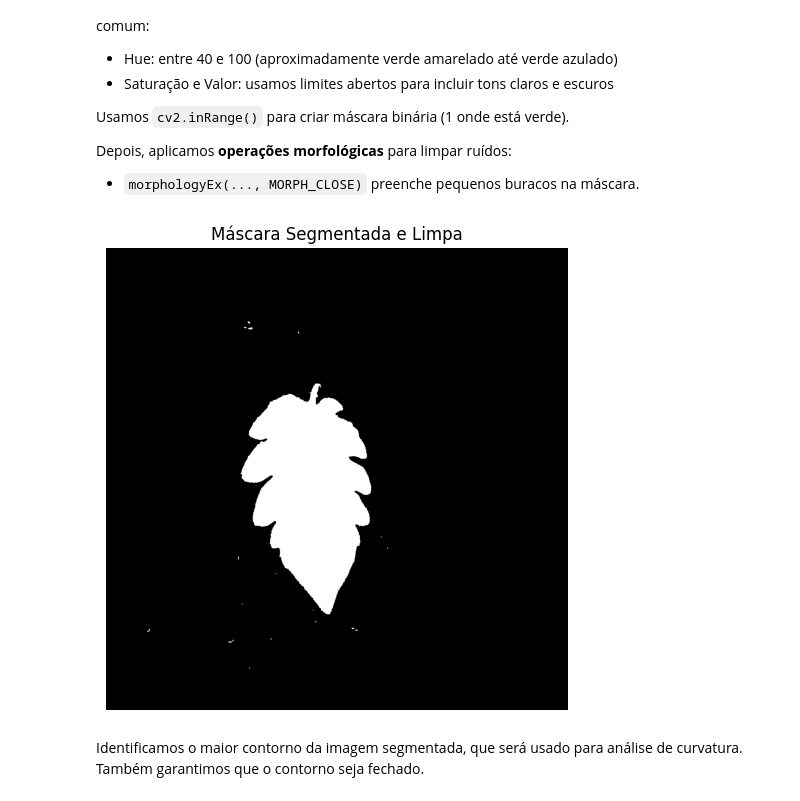
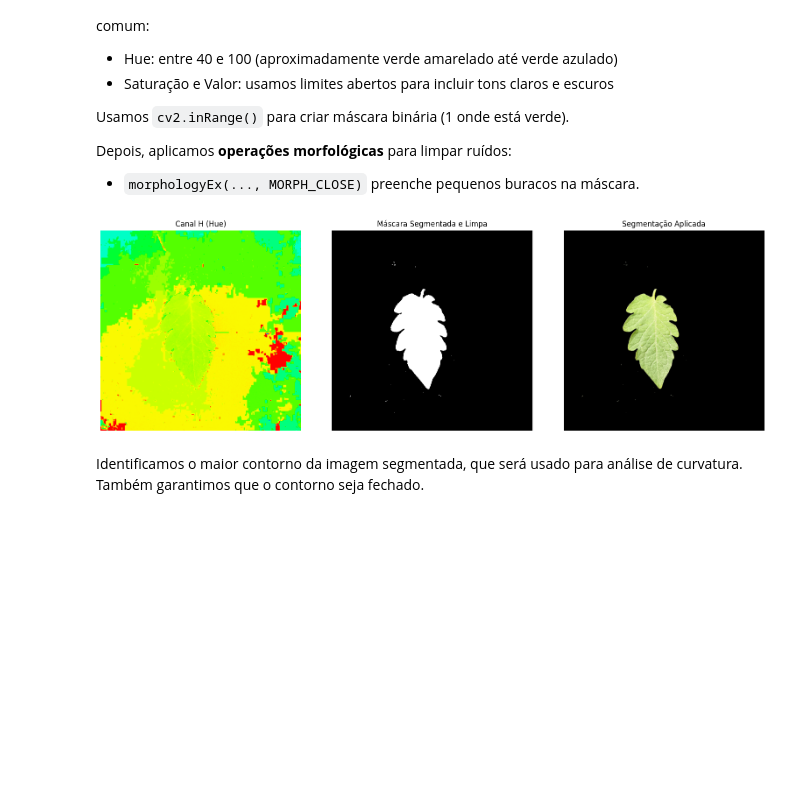
Before and after one commit to mateuskrause/tp-aln, a Jupyter notebook: main.ipynb, the cells around one changed output. Cells and saved outputs as stored; diff of their text form; code cells hidden in the pictures; blank space fills up the shorter version.

```diff
--- a/main.ipynb
+++ b/main.ipynb
@@ -50,21 +49,34 @@ Depois, aplicamos **operações morfológicas** para limpar ruídos:
 - `morphologyEx(..., MORPH_CLOSE)` preenche pequenos buracos na máscara.
 # %%
 hsv = cv2.cvtColor(img, cv2.COLOR_RGB2HSV)
+
 lower_green = np.array([30, 40, 40])
 upper_green = np.array([90, 255, 255])
 mask = cv2.inRange(hsv, lower_green, upper_green)
 
 kernel = np.ones((5, 5), np.uint8)
 mask_clean = cv2.morphologyEx(mask, cv2.MORPH_CLOSE, kernel, iterations=2)
 mask_clean = cv2.morphologyEx(mask_clean, cv2.MORPH_OPEN, kernel, iterations=1)
 
-plt.figure(figsize=(6, 6))
-plt.imshow(mask_clean, cmap='gray')
-plt.title("Máscara Segmentada e Limpa")
-plt.axis('off')
+# Aplicar máscara na imagem original
+masked_img = cv2.bitwise_and(img, img, mask=mask_clean)
+
+fig, axs = plt.subplots(1, 3, figsize=(16, 5))
+
+axs[0].imshow(hsv[:, :, 0], cmap='hsv')
+axs[0].set_title("Canal H (Hue)")
+axs[1].imshow(mask_clean, cmap='gray')
+axs[1].set_title("Máscara Segmentada e Limpa")
+axs[2].imshow(masked_img)
+axs[2].set_title("Segmentação Aplicada")
+
+for ax in axs:
+    ax.axis('off')
+
+plt.tight_layout()
 plt.show()
 # %% [output]
-[figure, old version]
+[figure, new version]
 # %% [markdown]
 Identificamos o maior contorno da imagem segmentada, que será usado para análise de curvatura. Também garantimos que o contorno seja fechado.
 # %%
```
Also changed, not shown: parts of 10 cells of this notebook.
